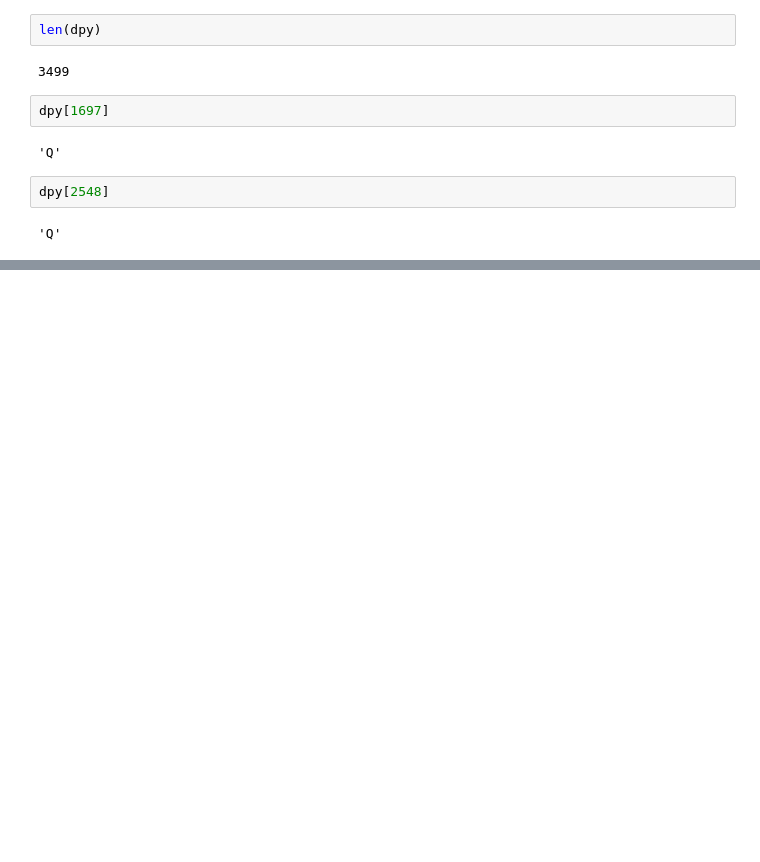
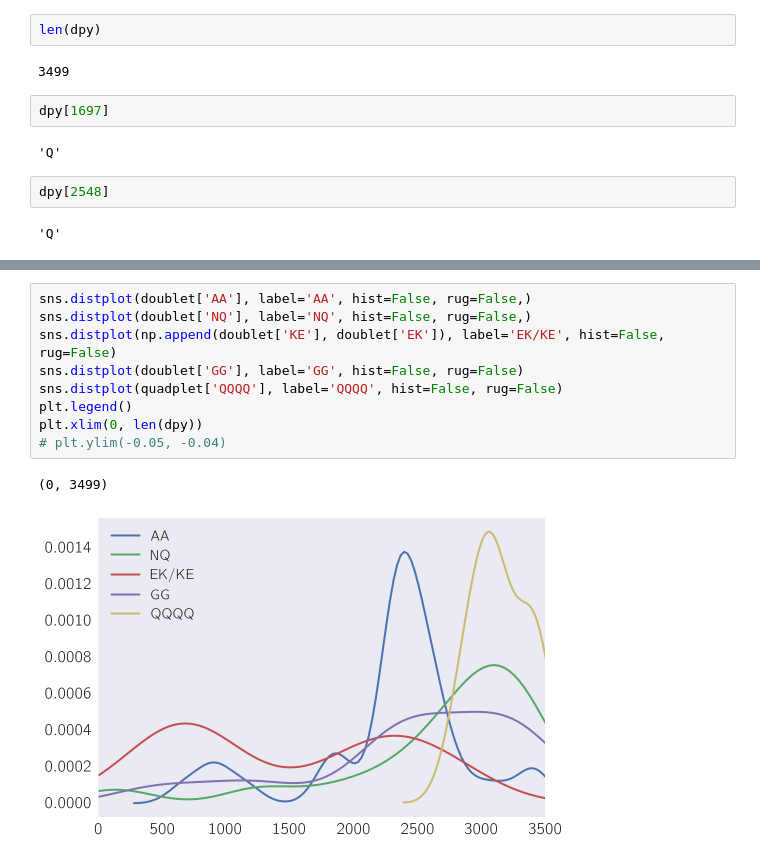
Before and after one commit to WormLabCaltech/med-cafe, a Jupyter notebook: src/DPY-22 Sequence Analysis.ipynb, the cells around one changed output, grey strips where cells are left out. Saved outputs shown, nothing was run; the diff lists cells and outputs as text; blank space fills up the shorter version.

```diff
--- a/src/DPY-22 Sequence Analysis.ipynb
+++ b/src/DPY-22 Sequence Analysis.ipynb
@@ -98,3 +145,15 @@ QQQ
+# %%
+sns.distplot(doublet['AA'], label='AA', hist=False, rug=False,)
+sns.distplot(doublet['NQ'], label='NQ', hist=False, rug=False,)
+sns.distplot(np.append(doublet['KE'], doublet['EK']), label='EK/KE', hist=False, rug=False)
+sns.distplot(doublet['GG'], label='GG', hist=False, rug=False)
+sns.distplot(quadplet['QQQQ'], label='QQQQ', hist=False, rug=False)
+plt.legend()
+plt.xlim(0, len(dpy))
+# plt.ylim(-0.05, -0.04)
+# %% [output]
+(0, 3499)
+[figure, added]
 # %%
 for letter, place in position.items():
     print(letter, len(place))
```
Also changed, not shown: parts of 22 cells of this notebook, 24 other files.
